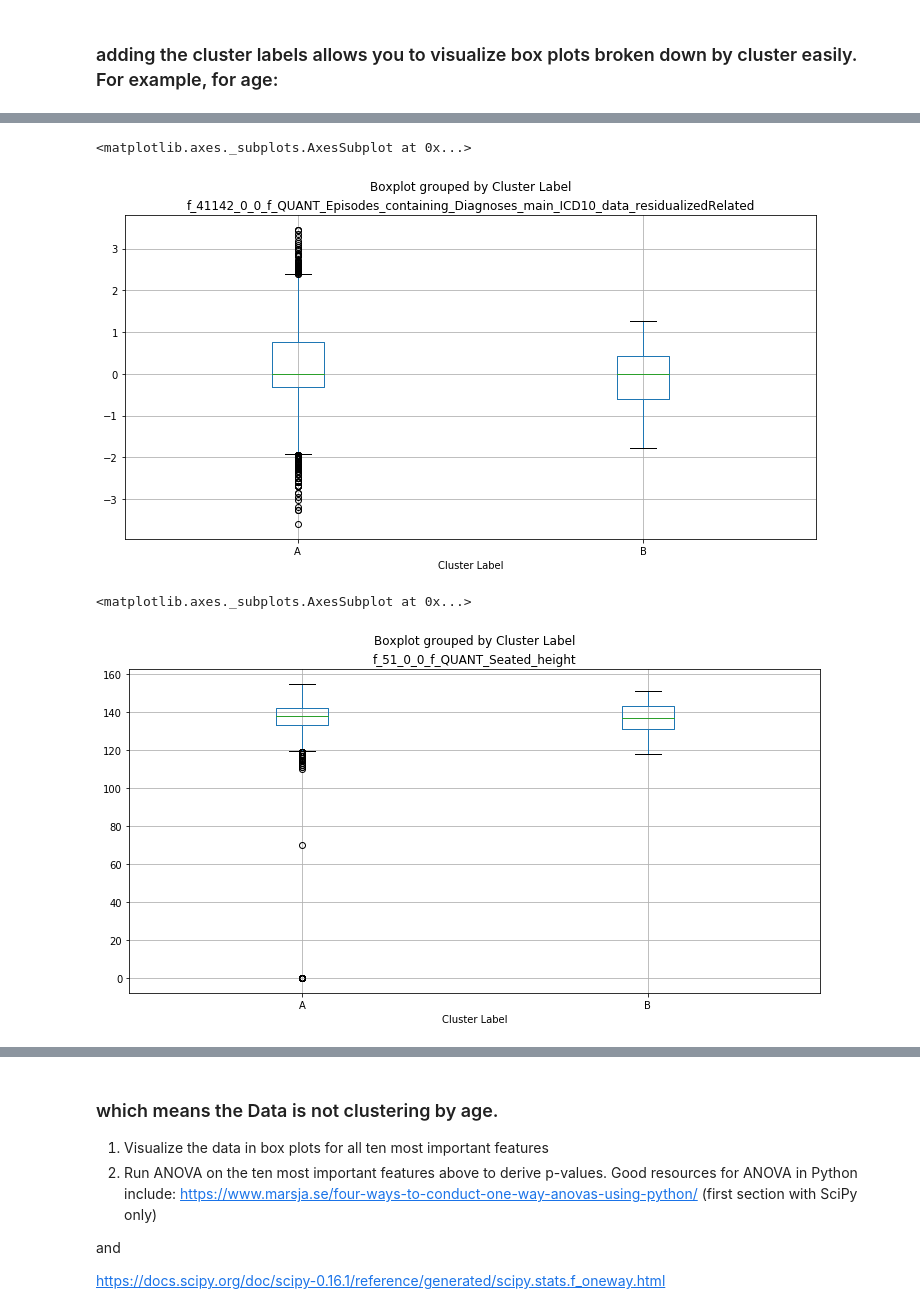
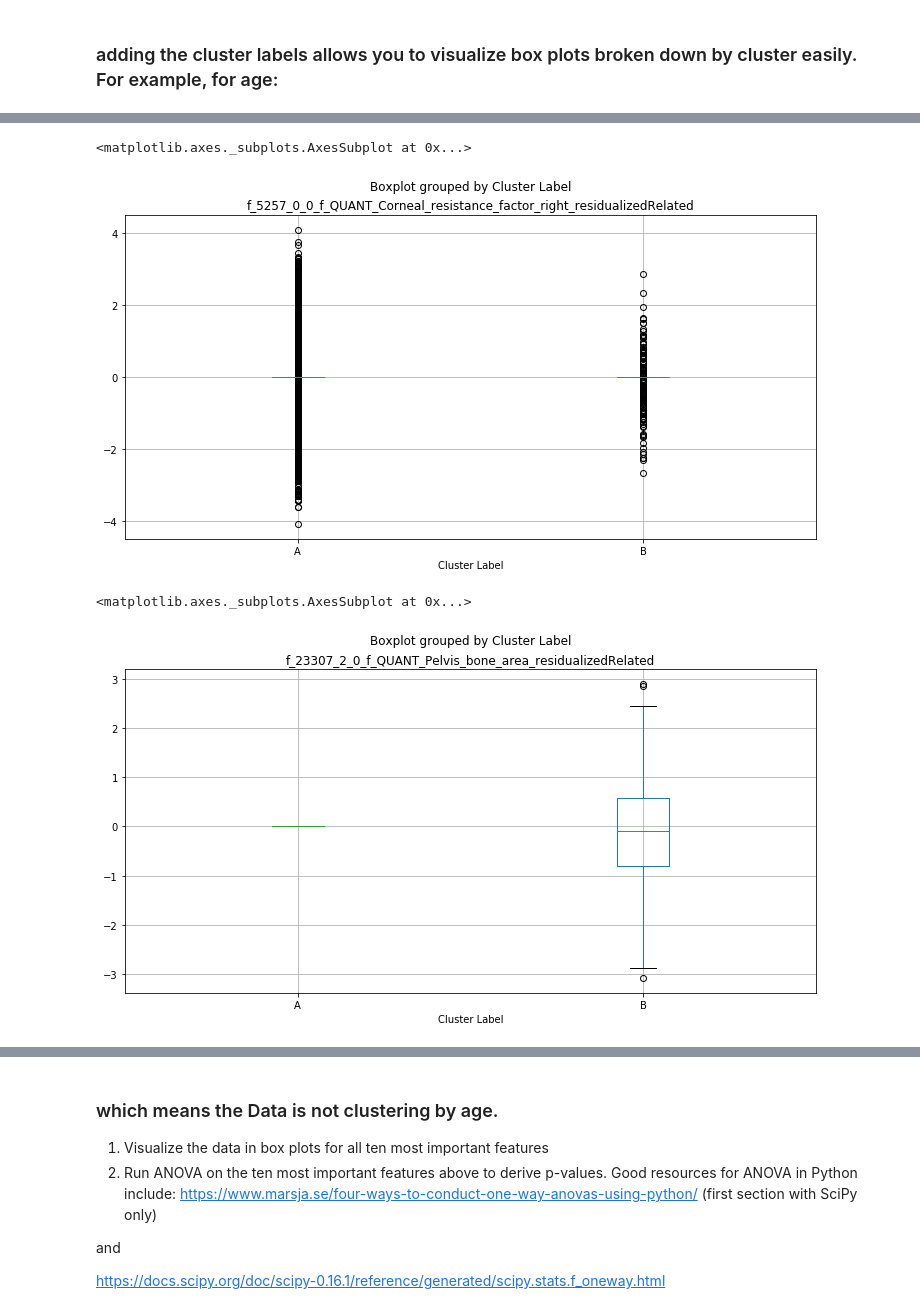
Before and after one commit to keerveer/ukbb_asthma, a Jupyter notebook: reduce_dimensions_and_cluster_asthma_patients.ipynb, the cells around one changed output, grey strips where cells are left out. Cells and saved outputs as stored; diff of their text form; code cells hidden in the pictures.

```diff
--- a/reduce_dimensions_and_cluster_asthma_patients.ipynb
+++ b/reduce_dimensions_and_cluster_asthma_patients.ipynb
@@ -38,0 +39,2 @@ asthma_df=pd.read_csv("ukbb_asthma_sample_5k_new.csv",sep='\t')
+# %%
+asthma_df=pd.read_csv("ukbb_asthma_full_filtered.csv",sep='\t')
@@ -40,7 +65,7 @@ asthma_df=pd.read_csv("ukbb_asthma_sample_5k_new.csv",sep='\t')
 # Select columns to filter on
 cols = [col for col in asthma_df.columns if 'HES_p' not in col and 'PC' not in col]
 # %%
-asthma_df=asthma_df[cols].drop('Unnamed: 0',axis=1)
+#asthma_df=asthma_df[cols].drop('Unnamed: 0',axis=1)
 # %%
 #select only 'QUANTITY' fields
 asthma_df_quant=asthma_df.loc[:, asthma_df.columns.str.contains('QUANT|age|BMI')].fillna(0.0)
@@ -361,13 +386,13 @@ asthma_df_quant.boxplot(asthma_df_quant.columns[0],by='Cluster Label')
 # %%
 v = asthma_df_important_features['index'].values[0]
 # %%
-asthma_df_quant.boxplot(asthma_df_quant.columns[v],by='Cluster Label')
+asthma_df_quant.boxplot(asthma_df_quant.columns[449],by='Cluster Label')
 # %% [output]
 <matplotlib.axes._subplots.AxesSubplot at 0x...>
-[figure, old version]
+[figure, new version]
 # %%
-asthma_df_quant.boxplot(asthma_df_quant.columns[237],by='Cluster Label')
+asthma_df_quant.boxplot(asthma_df_quant.columns[584],by='Cluster Label')
 # %% [output]
 <matplotlib.axes._subplots.AxesSubplot at 0x...>
-[figure, old version]
+[figure, new version]
 # %%
```
Also changed, not shown: parts of 131 cells of this notebook, 3 other files.
